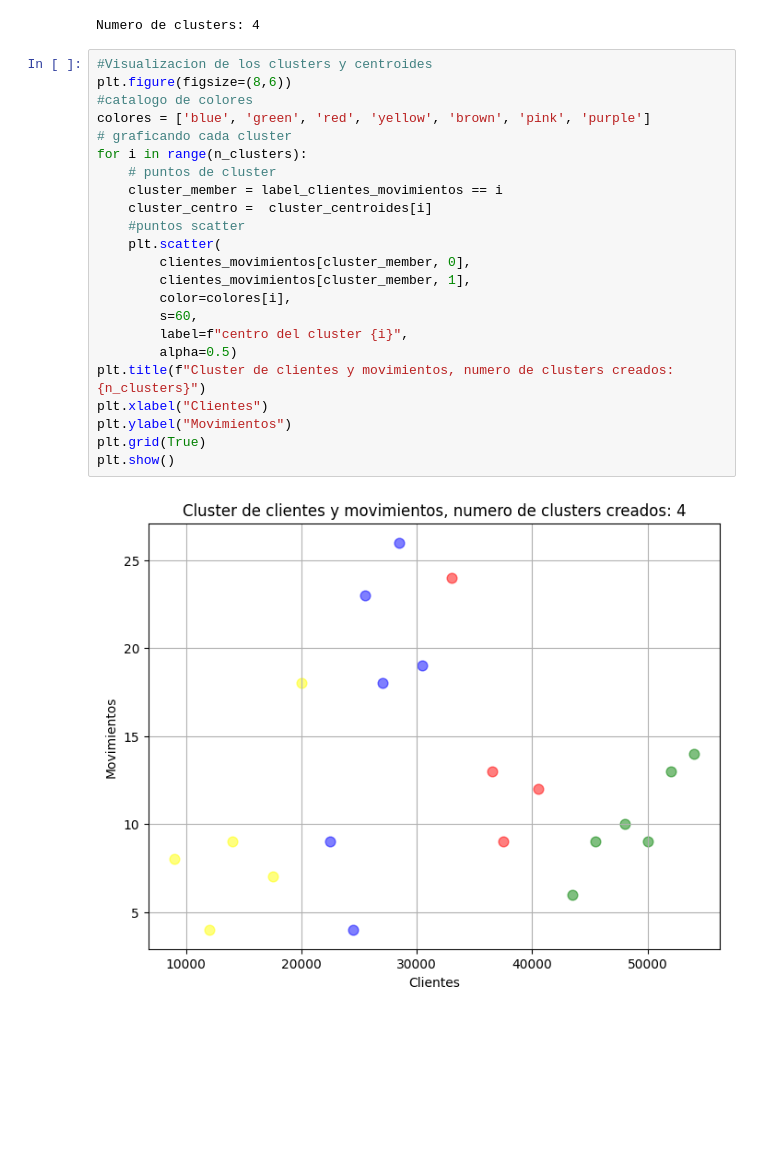
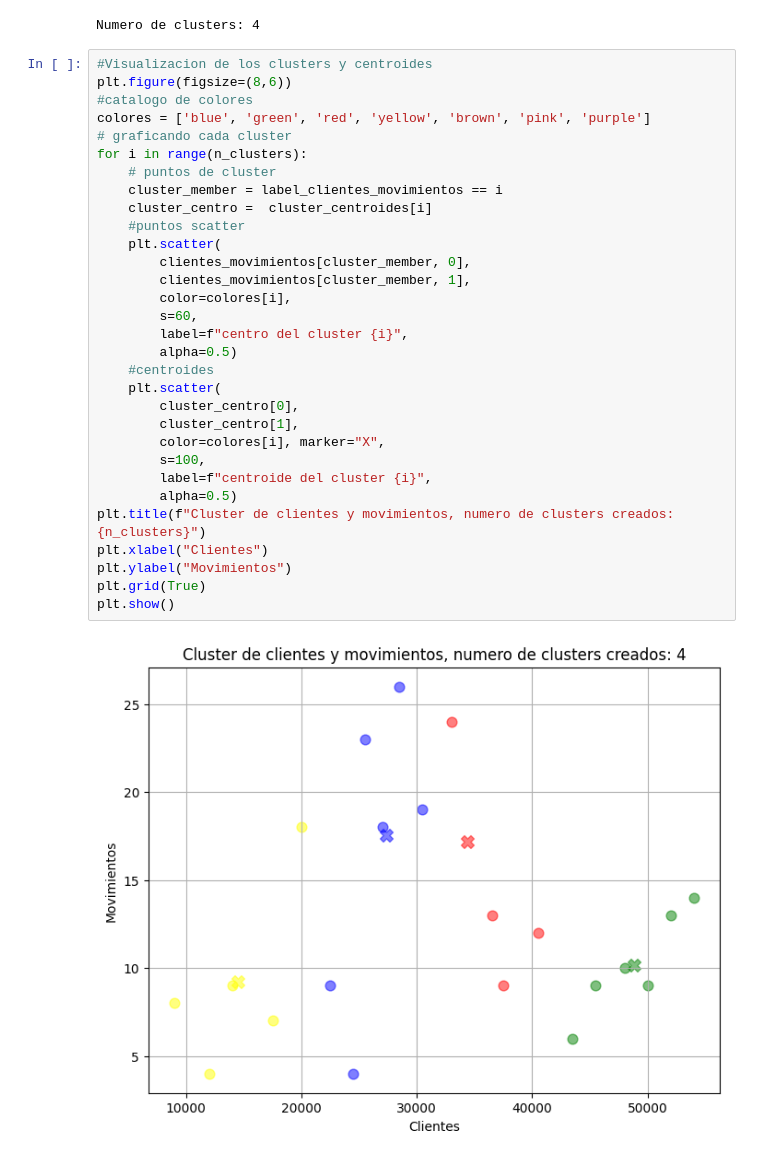
Before and after one commit to mikesaurio/MachineLearning, a Jupyter notebook: no_supervisado/means_shift/meansShiftBase.ipynb, the cells around one changed output. Saved outputs shown, nothing was run; the diff lists cells and outputs as text; blank space fills up the shorter version.

```diff
--- a/no_supervisado/means_shift/meansShiftBase.ipynb
+++ b/no_supervisado/means_shift/meansShiftBase.ipynb
@@ -63,25 +63,33 @@ Numero de clusters: 4
 # %%
 #Visualizacion de los clusters y centroides
 plt.figure(figsize=(8,6))
 #catalogo de colores
 colores = ['blue', 'green', 'red', 'yellow', 'brown', 'pink', 'purple']
 # graficando cada cluster
 for i in range(n_clusters):
     # puntos de cluster
     cluster_member = label_clientes_movimientos == i
     cluster_centro =  cluster_centroides[i]
     #puntos scatter
     plt.scatter(
         clientes_movimientos[cluster_member, 0],
         clientes_movimientos[cluster_member, 1],
         color=colores[i],
         s=60,
         label=f"centro del cluster {i}",
         alpha=0.5)
+    #centroides
+    plt.scatter(
+        cluster_centro[0],
+        cluster_centro[1],
+        color=colores[i], marker="X",
+        s=100,
+        label=f"centroide del cluster {i}",
+        alpha=0.5)
 plt.title(f"Cluster de clientes y movimientos, numero de clusters creados: {n_clusters}")
 plt.xlabel("Clientes")
 plt.ylabel("Movimientos")
 plt.grid(True)
 plt.show()
 # %% [output]
-[figure, old version]
+[figure, new version]
```
